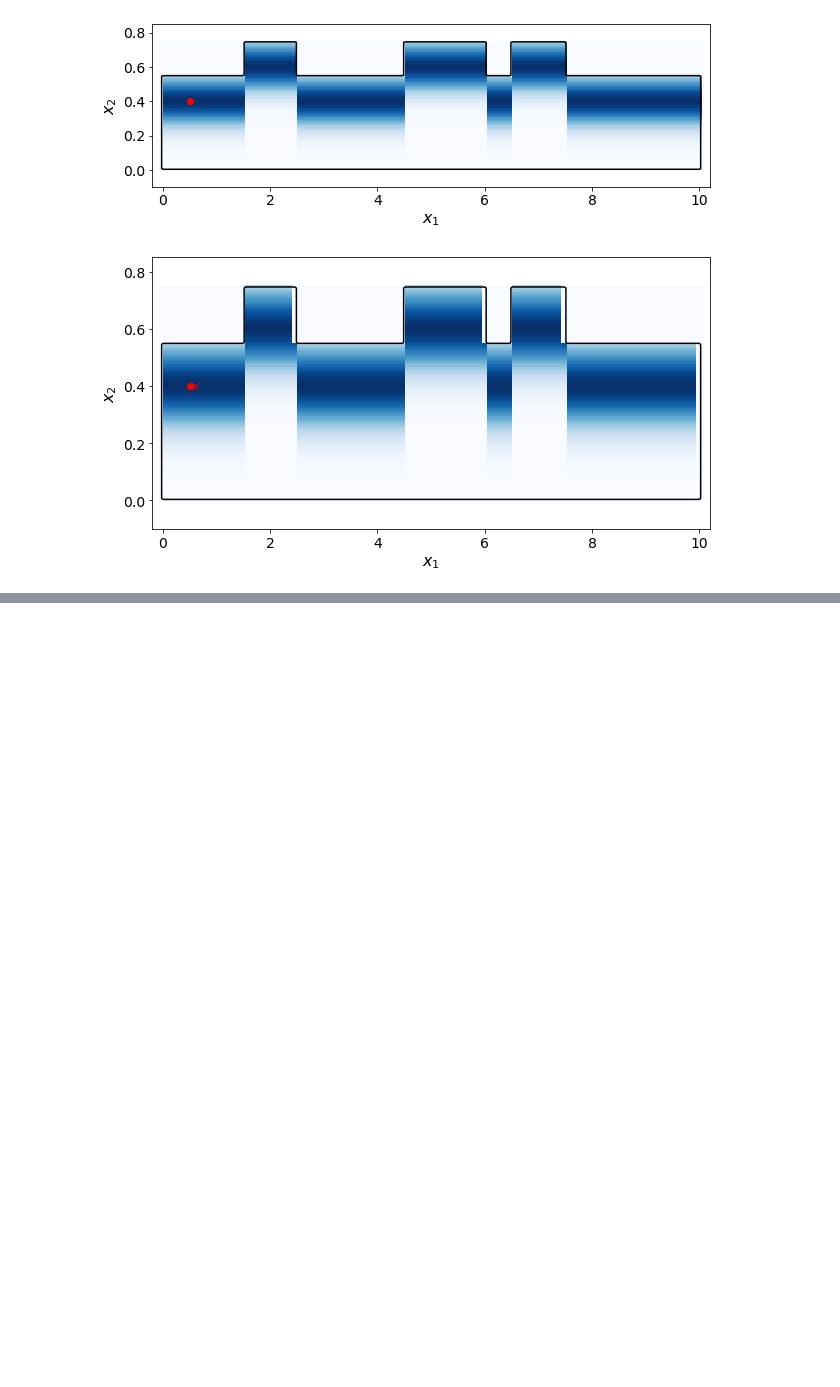
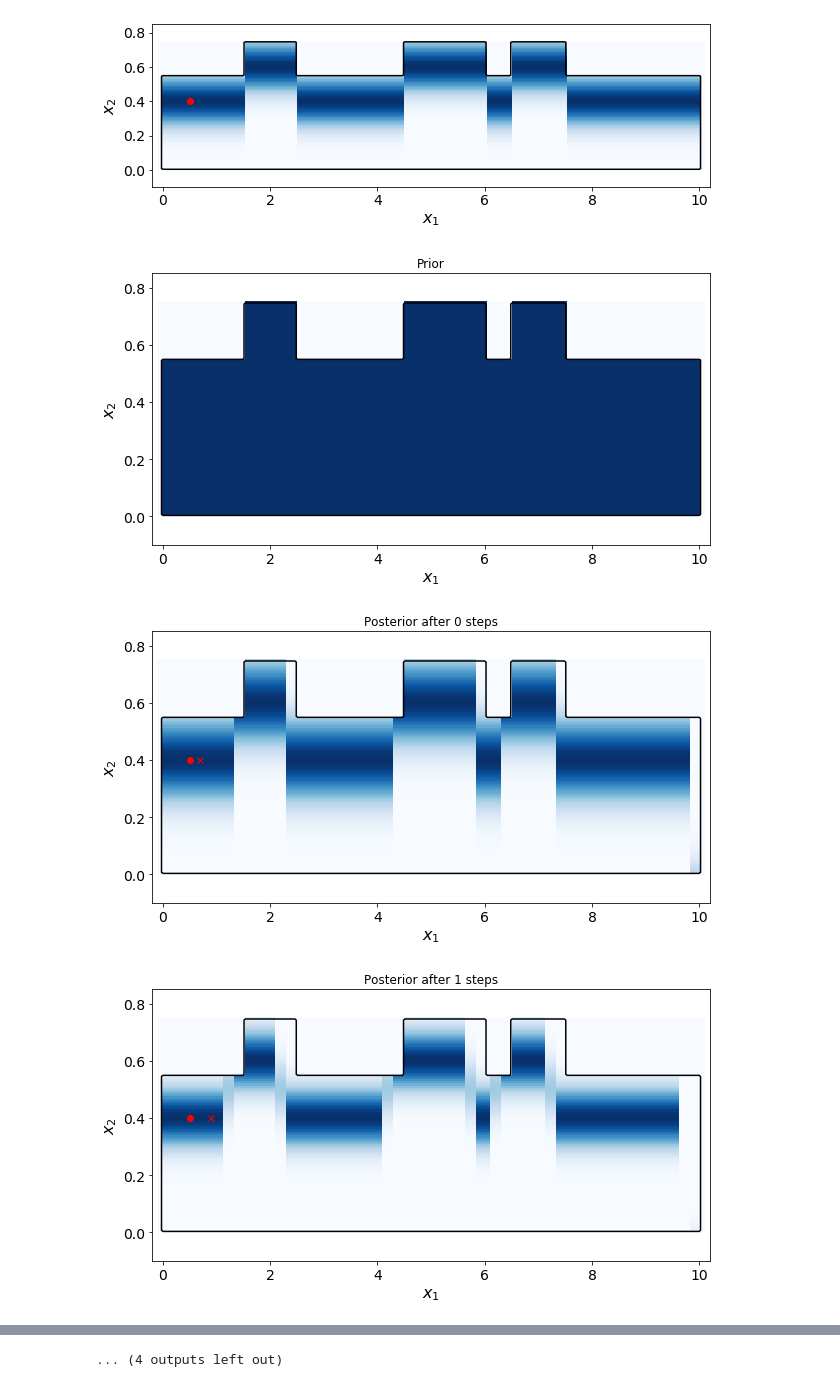
Before and after one commit to dartmouth-math76/localization-demo, a Jupyter notebook: Localization.ipynb, the cells around one changed output, grey strips where cells are left out. Saved outputs shown, nothing was run; the diff lists cells and outputs as text; code cells hidden in the pictures; blank space fills up the shorter version.

```diff
--- a/Localization.ipynb
+++ b/Localization.ipynb
@@ -198,11 +180,34 @@ post = post*likely2
 # %%
+horz_shift = 0.0
+step_size = 0.2
+
+post = np.copy(prior)
 plt.figure(figsize=(10,5))
-plt.pcolormesh(xs,ys,post, cmap='Blues')
+plt.pcolormesh(xs,ys,prior, cmap='Blues')
 plt.contour(xs,ys,prior,levels=[0.5], colors='k')
 
-plt.plot(true_pos[0],true_pos[1], 'or')
-plt.plot(true_pos[0]+horz_shift,true_pos[1], 'xr')
+plt.title('Prior')
+FormatPlots()
 
-FormatPlots()
+
+for i in range(15):
+    horz_shift += step_size
+
+    likely = SonarLikelihood(X, Y, horz_shift, UpperFunction(true_pos[0]+horz_shift)-true_pos[1])
+    post = post*likely
+
+    plt.figure(figsize=(10,5))
+    plt.pcolormesh(xs,ys,post, cmap='Blues')
+    plt.contour(xs,ys,prior,levels=[0.5], colors='k')
+
+    plt.plot(true_pos[0],true_pos[1], 'or')
+    plt.plot(true_pos[0]+horz_shift,true_pos[1], 'xr')
+    plt.title('Posterior after %i steps'%i)
+
+    FormatPlots()
+
+plt.show()
 # %% [output]
-[figure, old version]
+[figure, new version]
+[figure, added]
+[figure, added]
@@ -208,0 +223 @@ FormatPlots()
+... (4 outputs left out)
```
Also changed, not shown: parts of 7 cells of this notebook.
